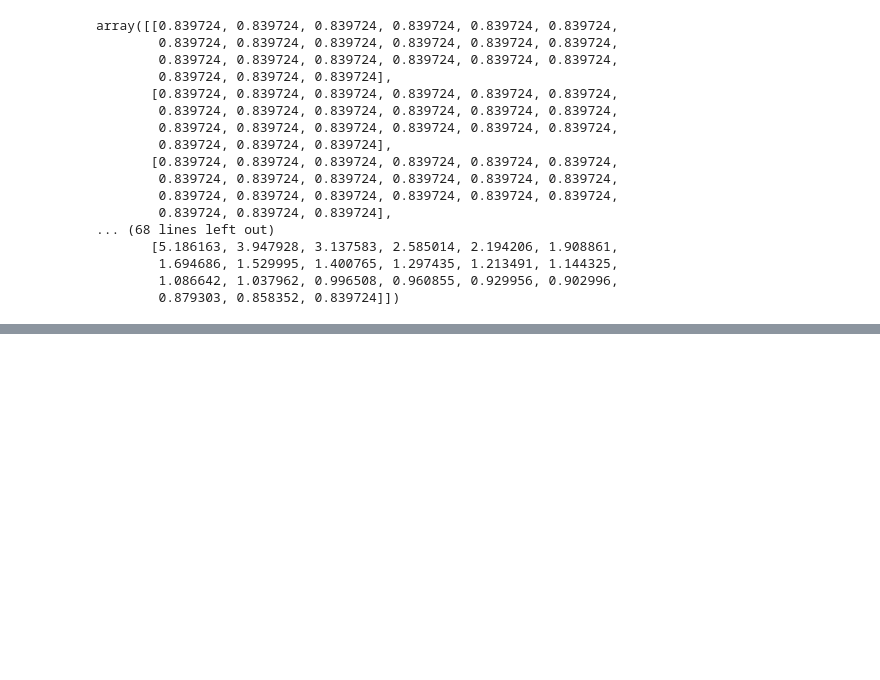
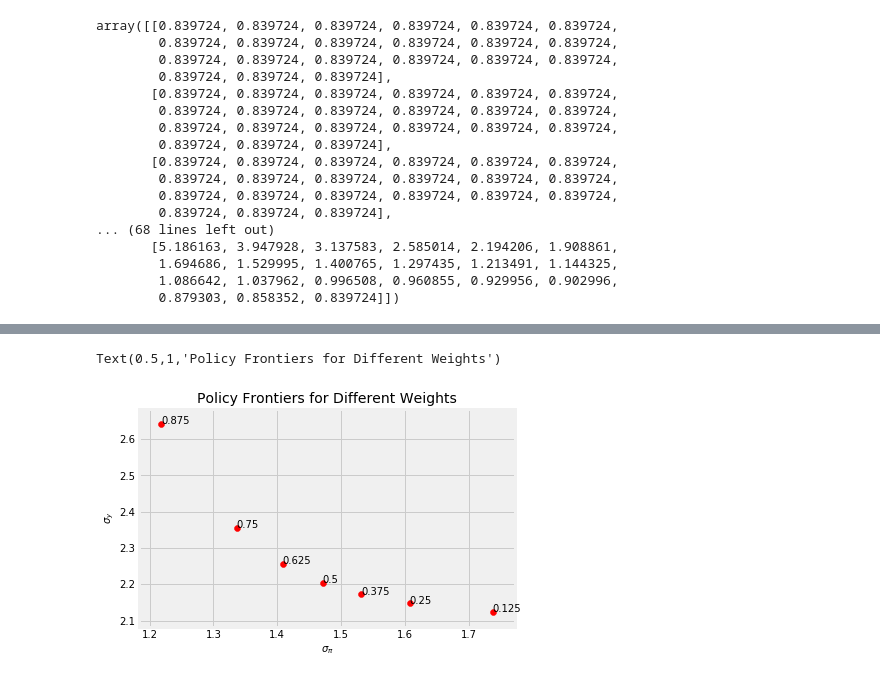
Before and after one commit to rishab231/monetaryPolicy, a Jupyter notebook: scripts/Optimizer.ipynb, the cells around one changed output, grey strips where cells are left out. Saved outputs shown, nothing was run; the diff lists cells and outputs as text; code cells hidden in the pictures; blank space fills up the shorter version.

Commit message:
Frontier file added

```diff
--- a/scripts/Optimizer.ipynb
+++ b/scripts/Optimizer.ipynb
@@ -662,0 +751,16 @@ np.savetxt("Z_optimize_surface.csv", newZ, delimiter=",")
+# %%
+SD_inflation_scatter = np.asarray([np.sqrt(tpl[0]) for tpl in variance_tuples])
+SD_output_gap_scatter = np.asarray([np.sqrt(tpl[1]) for tpl in variance_tuples])
+
+fig, ax = plt.subplots()
+ax.scatter(SD_inflation_scatter[1:len(weights)-1], SD_output_gap_scatter[1:len(weights)-1], color="red")
+
+for i in range(1, len(weights)-1):
+    ax.annotate(weights[i], (SD_inflation_scatter[i], SD_output_gap_scatter[i]))
+
+ax.set_xlabel('$\sigma_{\pi}$', fontsize=10)
+ax.set_ylabel('$\sigma_{y}$', fontsize=10)
+ax.set_title('Policy Frontiers for Different Weights', fontsize=14)
+# %% [output]
+Text(0.5,1,'Policy Frontiers for Different Weights')
+[figure, added]
```
Also changed, not shown: parts of 16 cells of this notebook, 27 other files.
